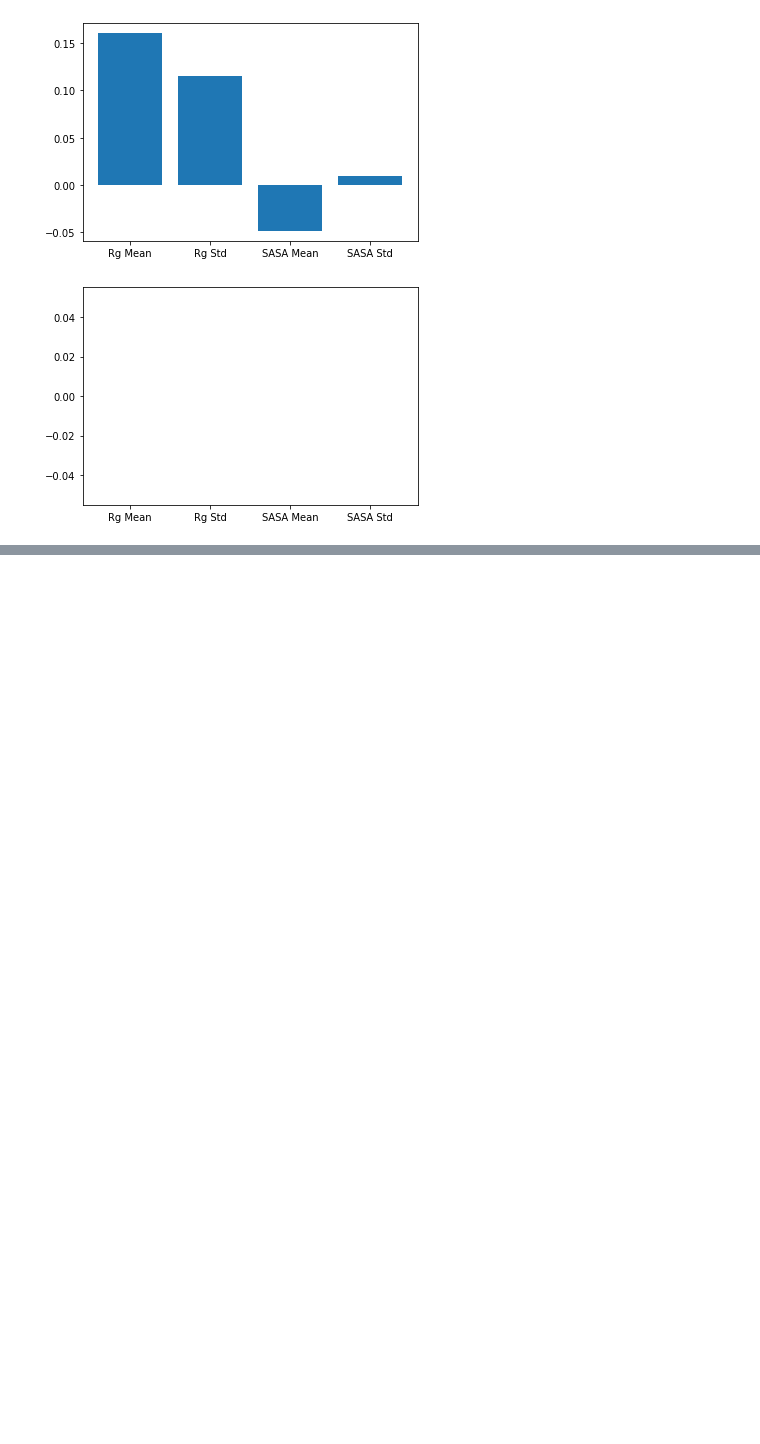
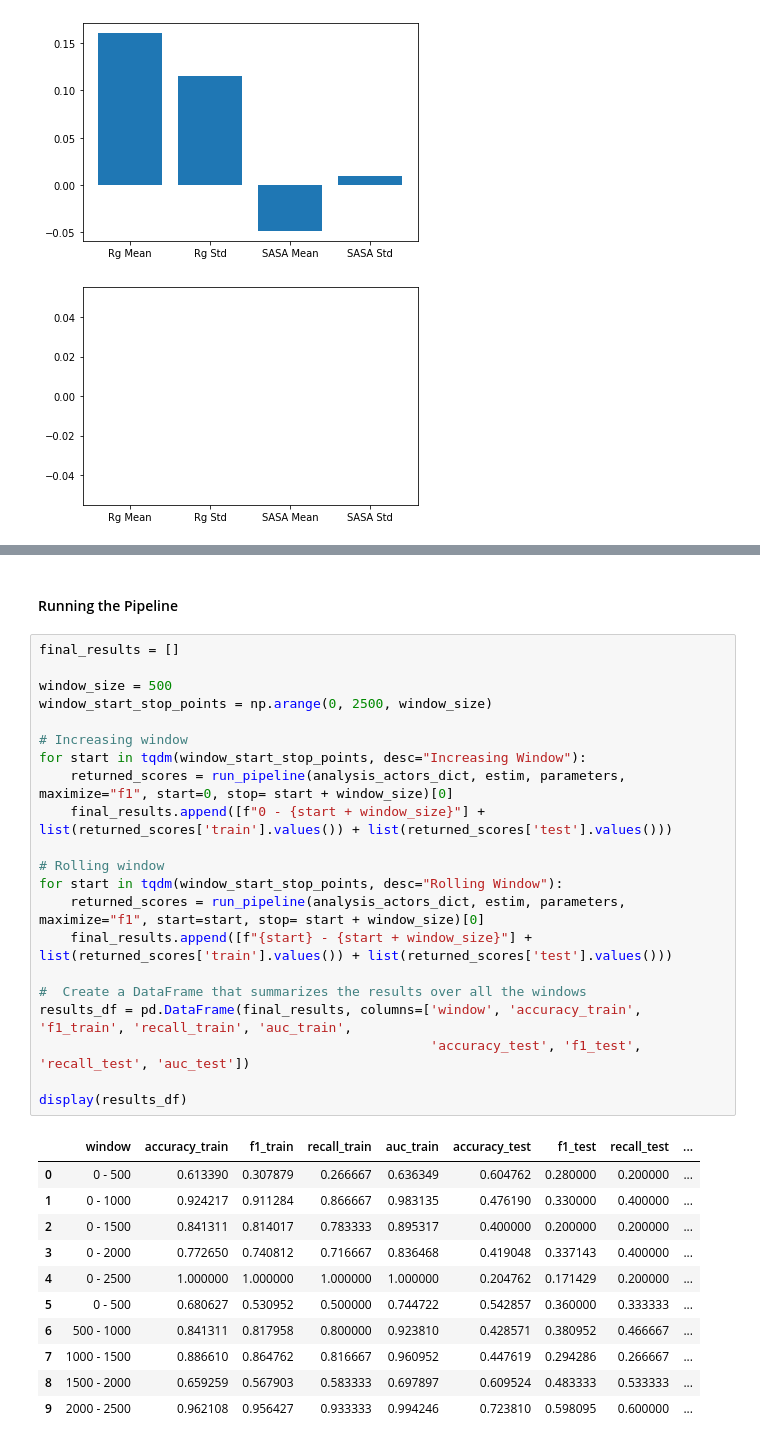
Before and after one commit to MikeXydas/MDSimsEval, a Jupyter notebook: MD_Analysis/ML_Pipeline_5HT2A.ipynb, the cells around one changed output, grey strips where cells are left out. Drawn from its saved outputs; the diff is of its cells as text; blank space fills up the shorter version.

```diff
--- a/MD_Analysis/ML_Pipeline_5HT2A.ipynb
+++ b/MD_Analysis/ML_Pipeline_5HT2A.ipynb
@@ -441,0 +481,35 @@ print(returned_scores)
+# %% [markdown]
+#### Running the Pipeline
+# %%
+final_results = []
+
+window_size = 500
+window_start_stop_points = np.arange(0, 2500, window_size)
+
+# Increasing window
+for start in tqdm(window_start_stop_points, desc="Increasing Window"):
+    returned_scores = run_pipeline(analysis_actors_dict, estim, parameters, maximize="f1", start=0, stop= start + window_size)[0]
+    final_results.append([f"0 - {start + window_size}"] + list(returned_scores['train'].values()) + list(returned_scores['test'].values()))
+
+# Rolling window
+for start in tqdm(window_start_stop_points, desc="Rolling Window"):
+    returned_scores = run_pipeline(analysis_actors_dict, estim, parameters, maximize="f1", start=start, stop= start + window_size)[0]
+    final_results.append([f"{start} - {start + window_size}"] + list(returned_scores['train'].values()) + list(returned_scores['test'].values()))
+
+#  Create a DataFrame that summarizes the results over all the windows
+results_df = pd.DataFrame(final_results, columns=['window', 'accuracy_train', 'f1_train', 'recall_train', 'auc_train',
+                                                  'accuracy_test', 'f1_test', 'recall_test', 'auc_test'])
+
+display(results_df)
+# %% [output]
+|  | window | accuracy_train | f1_train | recall_train | auc_train | accuracy_test | f1_test | recall_test | ... |
+| 0 | 0 - 500 | 0.613390 | 0.307879 | 0.266667 | 0.636349 | 0.604762 | 0.280000 | 0.200000 | ... |
+| 1 | 0 - 1000 | 0.924217 | 0.911284 | 0.866667 | 0.983135 | 0.476190 | 0.330000 | 0.400000 | ... |
+| 2 | 0 - 1500 | 0.841311 | 0.814017 | 0.783333 | 0.895317 | 0.400000 | 0.200000 | 0.200000 | ... |
+| 3 | 0 - 2000 | 0.772650 | 0.740812 | 0.716667 | 0.836468 | 0.419048 | 0.337143 | 0.400000 | ... |
+| 4 | 0 - 2500 | 1.000000 | 1.000000 | 1.000000 | 1.000000 | 0.204762 | 0.171429 | 0.200000 | ... |
+| 5 | 0 - 500 | 0.680627 | 0.530952 | 0.500000 | 0.744722 | 0.542857 | 0.360000 | 0.333333 | ... |
+| 6 | 500 - 1000 | 0.841311 | 0.817958 | 0.800000 | 0.923810 | 0.428571 | 0.380952 | 0.466667 | ... |
+| 7 | 1000 - 1500 | 0.886610 | 0.864762 | 0.816667 | 0.960952 | 0.447619 | 0.294286 | 0.266667 | ... |
+| 8 | 1500 - 2000 | 0.659259 | 0.567903 | 0.583333 | 0.697897 | 0.609524 | 0.483333 | 0.533333 | ... |
+| 9 | 2000 - 2500 | 0.962108 | 0.956427 | 0.933333 | 0.994246 | 0.723810 | 0.598095 | 0.600000 | ... |
```
Also changed, not shown: parts of 12 cells of this notebook.
